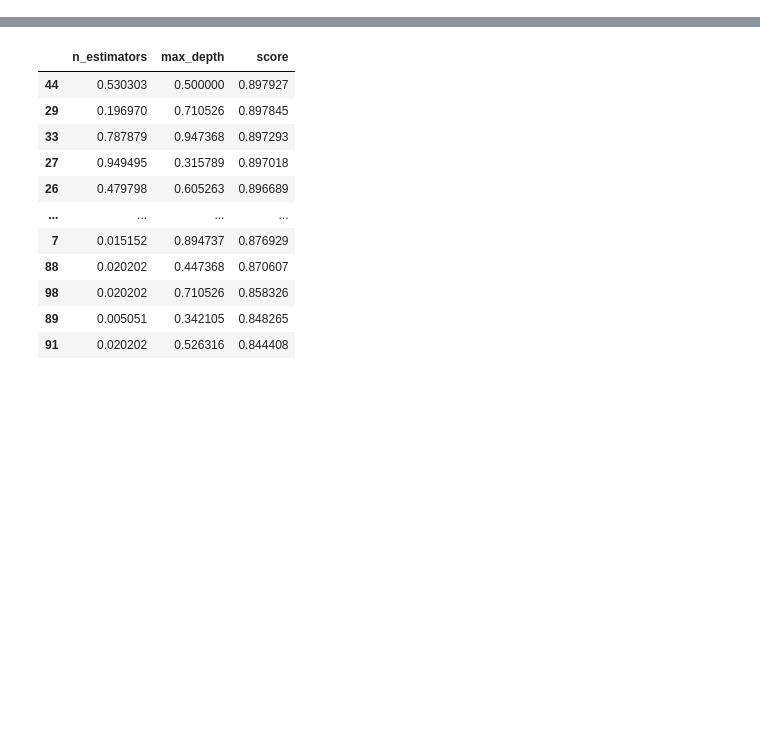
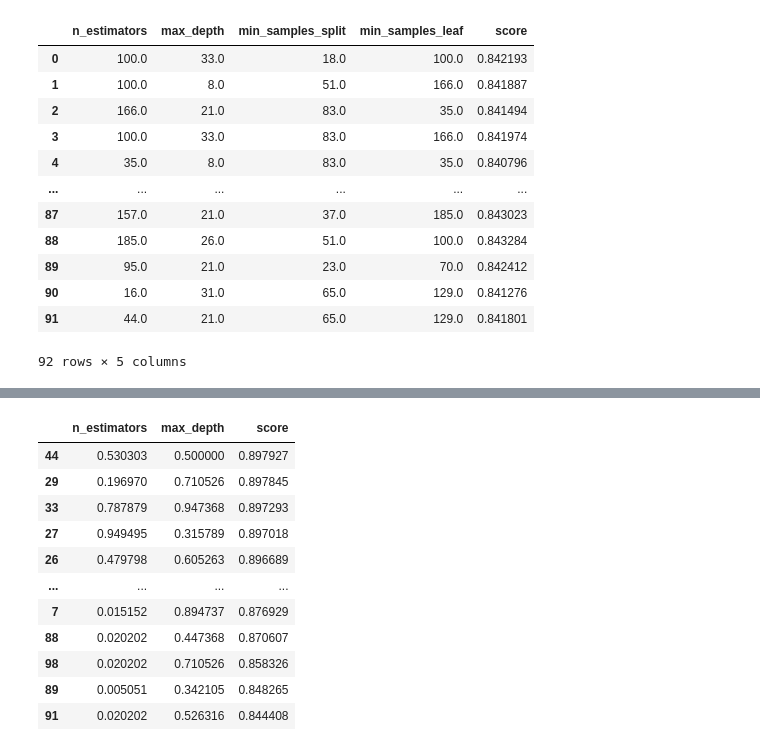
Before and after one commit to ljbelenky/minesweeper_tuning, a Jupyter notebook: higher dimensions.ipynb, the cells around one changed output, grey strips where cells are left out. Drawn from its saved outputs; the diff is of its cells as text; code cells hidden in the pictures; blank space fills up the shorter version.

```diff
--- a/higher dimensions.ipynb
+++ b/higher dimensions.ipynb
@@ -120,3 +127,19 @@ ms.df
+# %%
+ms.history
+# %% [output]
+|  | n_estimators | max_depth | min_samples_split | min_samples_leaf | score |
+| 0 | 100.0 | 33.0 | 18.0 | 100.0 | 0.842193 |
+| 1 | 100.0 | 8.0 | 51.0 | 166.0 | 0.841887 |
+| 2 | 166.0 | 21.0 | 83.0 | 35.0 | 0.841494 |
+| 3 | 100.0 | 33.0 | 83.0 | 166.0 | 0.841974 |
+| 4 | 35.0 | 8.0 | 83.0 | 35.0 | 0.840796 |
+| ... | ... | ... | ... | ... | ... |
+| 87 | 157.0 | 21.0 | 37.0 | 185.0 | 0.843023 |
+| 88 | 185.0 | 26.0 | 51.0 | 100.0 | 0.843284 |
+| 89 | 95.0 | 21.0 | 23.0 | 70.0 | 0.842412 |
+| 90 | 16.0 | 31.0 | 65.0 | 129.0 | 0.841276 |
+| 91 | 44.0 | 21.0 | 65.0 | 129.0 | 0.841801 |
+92 rows × 5 columns
 # %%
 plt.plot(ms.df.index, ms.df['score']);
 # %% [output]
```
Also changed, not shown: parts of 5 cells of this notebook.
